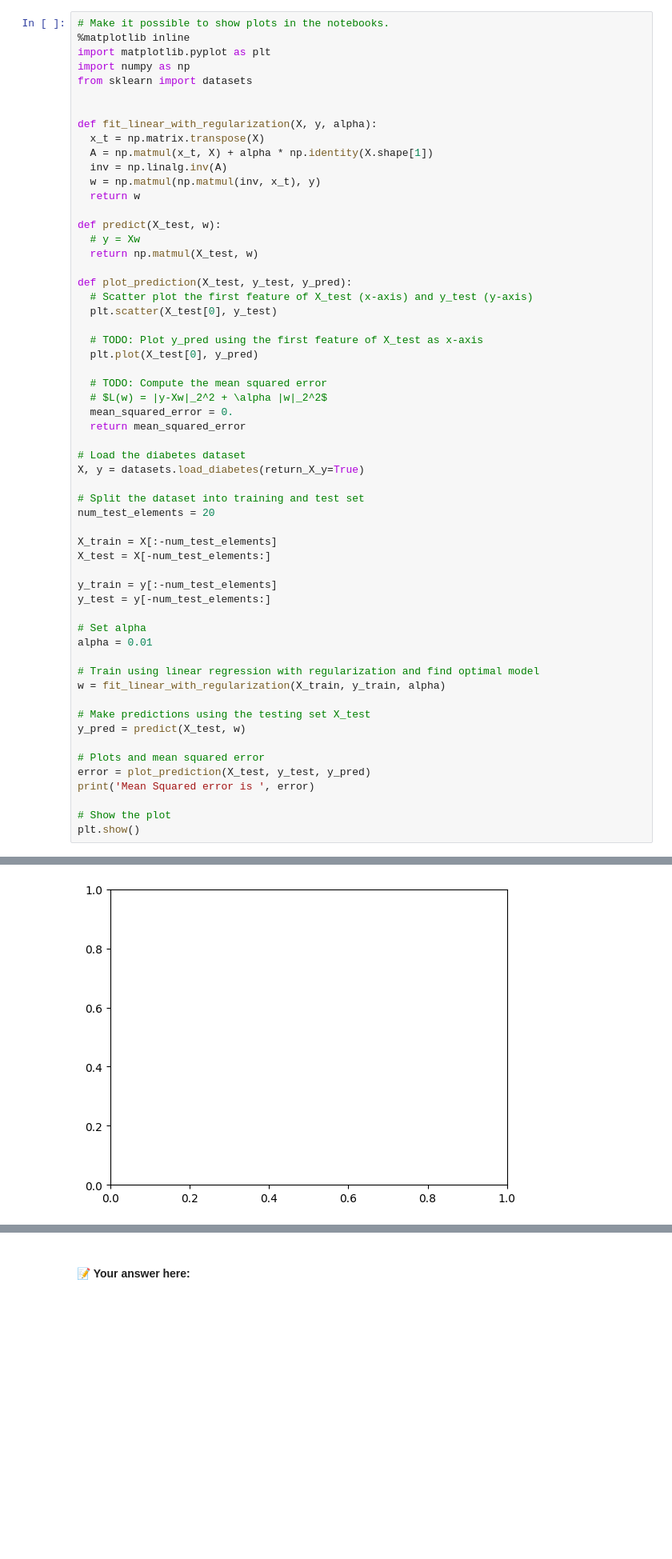
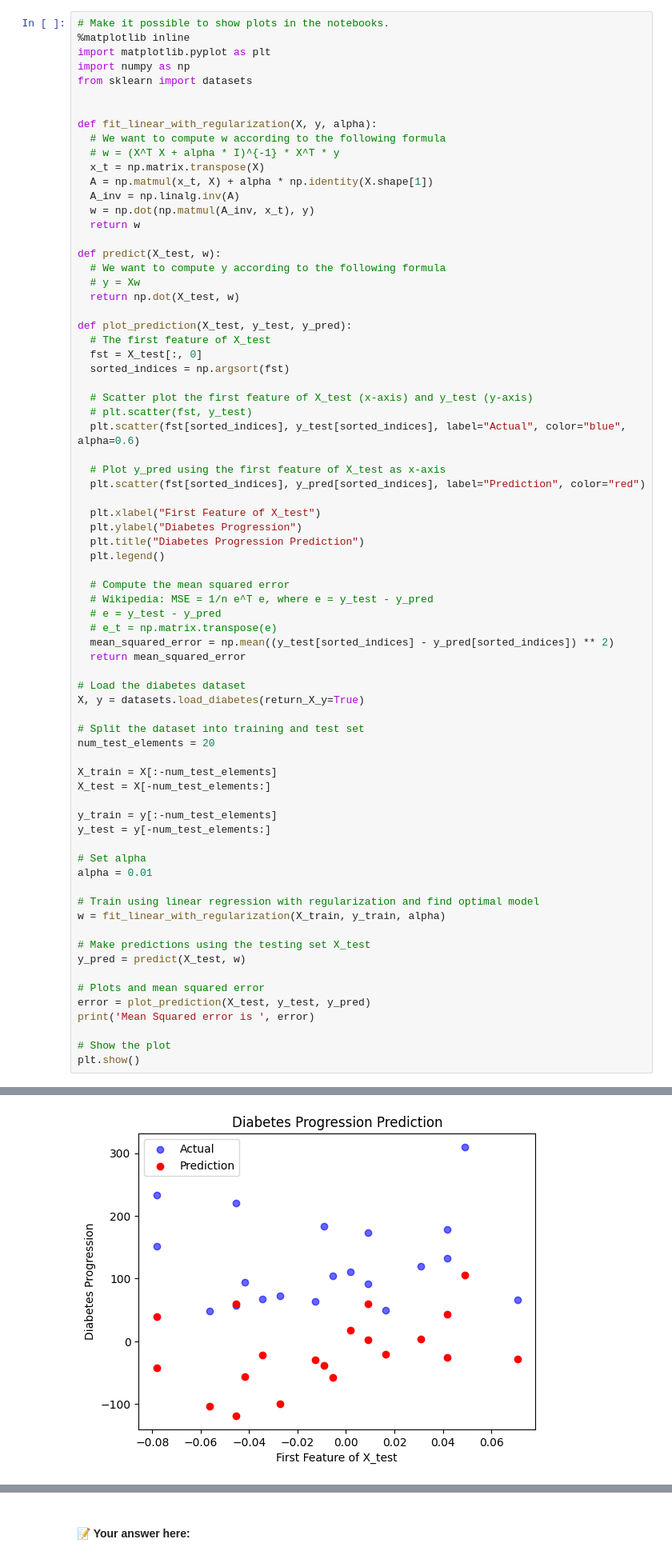
Before and after one commit to rikardro/TDA233, a Jupyter notebook: TDA233/HW1_2025.ipynb, the cells around one changed output, grey strips where cells are left out. Shown at 80% size. Drawn from its saved outputs; the diff is of its cells as text; blank space fills up the shorter version.

```diff
--- a/TDA233/HW1_2025.ipynb
+++ b/TDA233/HW1_2025.ipynb
@@ -274,26 +278,41 @@ from sklearn import datasets
 
 
 def fit_linear_with_regularization(X, y, alpha):
+  # We want to compute w according to the following formula
+  # w = (X^T X + alpha * I)^{-1} * X^T * y
   x_t = np.matrix.transpose(X)
   A = np.matmul(x_t, X) + alpha * np.identity(X.shape[1])
-  inv = np.linalg.inv(A)
-  w = np.matmul(np.matmul(inv, x_t), y)
+  A_inv = np.linalg.inv(A)
+  w = np.dot(np.matmul(A_inv, x_t), y)
   return w
 
 def predict(X_test, w):
+  # We want to compute y according to the following formula
   # y = Xw
-  return np.matmul(X_test, w)
+  return np.dot(X_test, w)
 
 def plot_prediction(X_test, y_test, y_pred):
+  # The first feature of X_test
+  fst = X_test[:, 0]
+  sorted_indices = np.argsort(fst)
+
   # Scatter plot the first feature of X_test (x-axis) and y_test (y-axis)
-  plt.scatter(X_test[0], y_test)
+  # plt.scatter(fst, y_test)
+  plt.scatter(fst[sorted_indices], y_test[sorted_indices], label="Actual", color="blue", alpha=0.6)
 
-  # TODO: Plot y_pred using the first feature of X_test as x-axis
-  plt.plot(X_test[0], y_pred)
+  # Plot y_pred using the first feature of X_test as x-axis
+  plt.scatter(fst[sorted_indices], y_pred[sorted_indices], label="Prediction", color="red")
 
-  # TODO: Compute the mean squared error
-  # $L(w) = |y-Xw|_2^2 + \alpha |w|_2^2$
-  mean_squared_error = 0.
+  plt.xlabel("First Feature of X_test")
+  plt.ylabel("Diabetes Progression")
+  plt.title("Diabetes Progression Prediction")
+  plt.legend()
+
+  # Compute the mean squared error
+  # Wikipedia: MSE = 1/n e^T e, where e = y_test - y_pred
+  # e = y_test - y_pred
+  # e_t = np.matrix.transpose(e)
+  mean_squared_error = np.mean((y_test[sorted_indices] - y_pred[sorted_indices]) ** 2)
   return mean_squared_error
 
 # Load the diabetes dataset
@@ -328,4 +347,4 @@ ValueError: x and y must be the same size
-[figure, old version]
+[figure, new version]
 # %% [markdown]
 # Bonus problem
 Answering this question will not give you any additional points. Not answering this question will not prevent you from getting full points (if all other questions are answered correctly). However, if you answer this question, we will pick exactly one question where you didn't receive full points in this assignment and give you **at most** 4 more points there. In particular, between the questions for which you have reasonably attempted a solution, we will pick the one where the difference between the full point and the point you received is the maximum.
```
Also changed, not shown: parts of 6 cells of this notebook.
